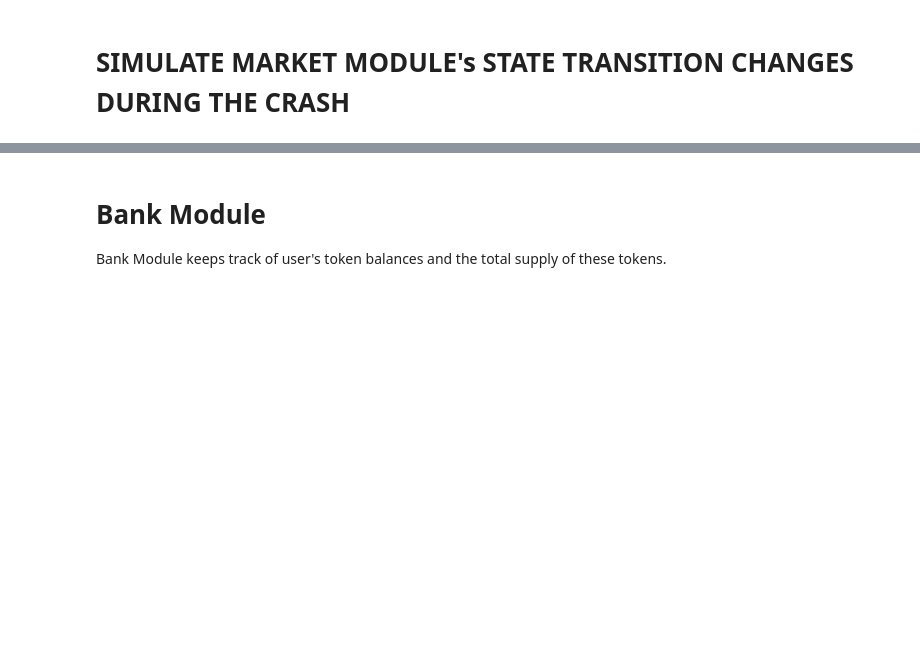
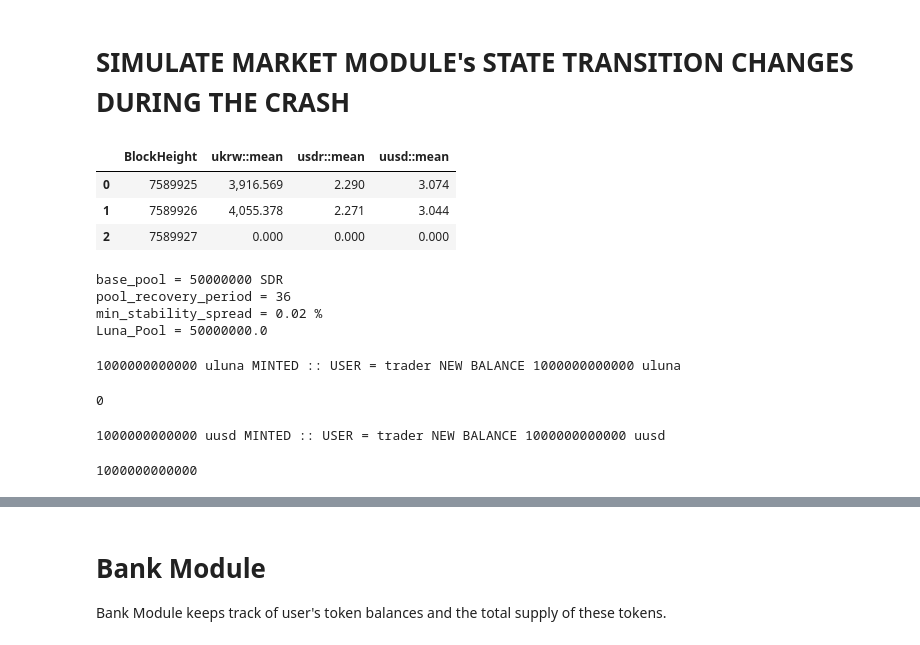
Before and after one commit to AstroTech-Labs/Research_1_TerraClassic, a Jupyter notebook: learning_layer_research/terra_market_module/data_preprocessing.ipynb, the cells around one changed output, grey strips where cells are left out. Drawn from its saved outputs; the diff is of its cells as text; code cells hidden in the pictures; blank space fills up the shorter version.

```diff
--- a/learning_layer_research/terra_market_module/data_preprocessing.ipynb
+++ b/learning_layer_research/terra_market_module/data_preprocessing.ipynb
@@ -482,6 +482,8 @@ def aggregate_exchange_rates_per_block(df, start_height, end_height):
     return response_DF
 # %%
 aggregated_exchange_rate_vote_txs_DF = aggregate_exchange_rates_per_block(exchange_rate_vote_txs_DF, 7589925, 7608055)
+# %%
+aggregated_exchange_rate_vote_txs_DF["BlockHeight"] = aggregated_exchange_rate_vote_txs_DF.apply(lambda x: int(x["BlockHeight"]), axis =1 )
 # %%
 aggregated_exchange_rate_vote_txs_DF.tail(3)
 # %% [output]
@@ -493,3 +495,45 @@ aggregated_exchange_rate_vote_txs_DF.tail(3)
 # exchange_rate_vote_txs_DF.tail(153)
 # %% [markdown]
 # SIMULATE MARKET MODULE's STATE TRANSITION CHANGES DURING THE CRASH
+# %%
+aggregated_exchange_rate_vote_txs_DF.head(3)
+# %% [output]
+|  | BlockHeight | ukrw::mean | usdr::mean | uusd::mean |
+| 0 | 7589925 | 3,916.569 | 2.290 | 3.074 |
+| 1 | 7589926 | 4,055.378 | 2.271 | 3.044 |
+| 2 | 7589927 | 0.000 | 0.000 | 0.000 |
+# %%
+
+# https://classic-agora.terra.money/t/liquidity-parameters-3/3895
+# 50M SDR base pool size, 36 = PoolRecoveryPeriod value, 2% = mintStabilitySpread
+
+
+terra_classic_instance = TerraMarketModule(50000000, 0.02, 36)
+
+base_pool = terra_classic_instance.GetBasePool()
+min_stability_spread = terra_classic_instance.GetMinStabilitySpread()
+pool_recovery_period = terra_classic_instance.GetPoolRecoveryPeriod()
+Luna_Pool = terra_classic_instance.get_LunaPool_fromTerraPool()
+print(f"base_pool = {base_pool} SDR \npool_recovery_period = {pool_recovery_period} \nmin_stability_spread = {min_stability_spread} % \
+\nLuna_Pool = {Luna_Pool}" )
+# %% [output]
+base_pool = 50000000 SDR
+pool_recovery_period = 36
+min_stability_spread = 0.02 %
+Luna_Pool = 50000000.0
+# %%
+terra_classic_instance.BankKeeper.MintCoins("trader",{"denom":"uluna", "amount":1000000000000 })
+# %% [output]
+1000000000000 uluna MINTED :: USER = trader NEW BALANCE 1000000000000 uluna
+# %%
+terra_classic_instance.BankKeeper.GetBalance("trader", "uusd" )
+# %% [output]
+0
+# %%
+terra_classic_instance.BankKeeper.MintCoins("trader",{"denom":"uusd", "amount":1000000000000 })
+# %% [output]
+1000000000000 uusd MINTED :: USER = trader NEW BALANCE 1000000000000 uusd
+# %%
+terra_classic_instance.BankKeeper.GetTotalSupply("uusd" )
+# %% [output]
+1000000000000
```
Also changed, not shown: parts of 6 cells of this notebook.
